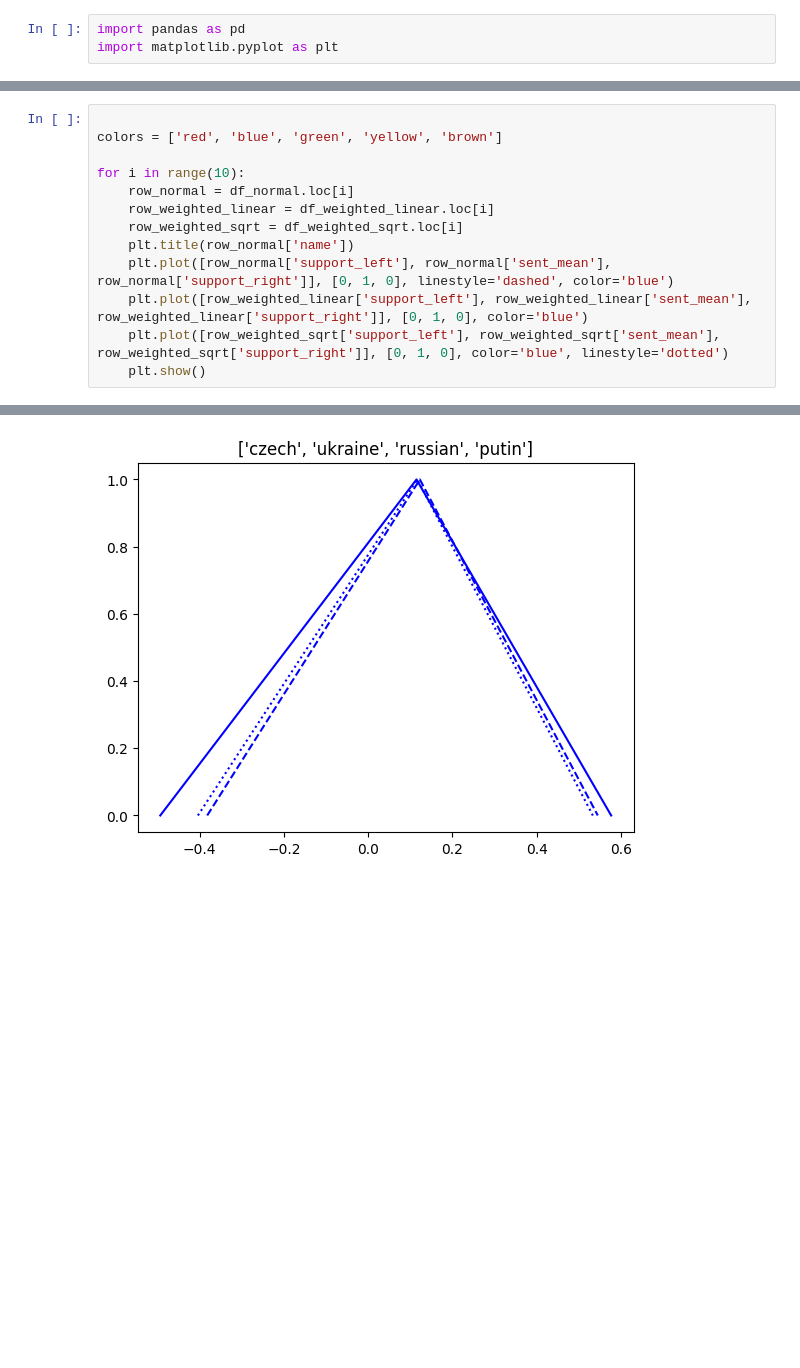
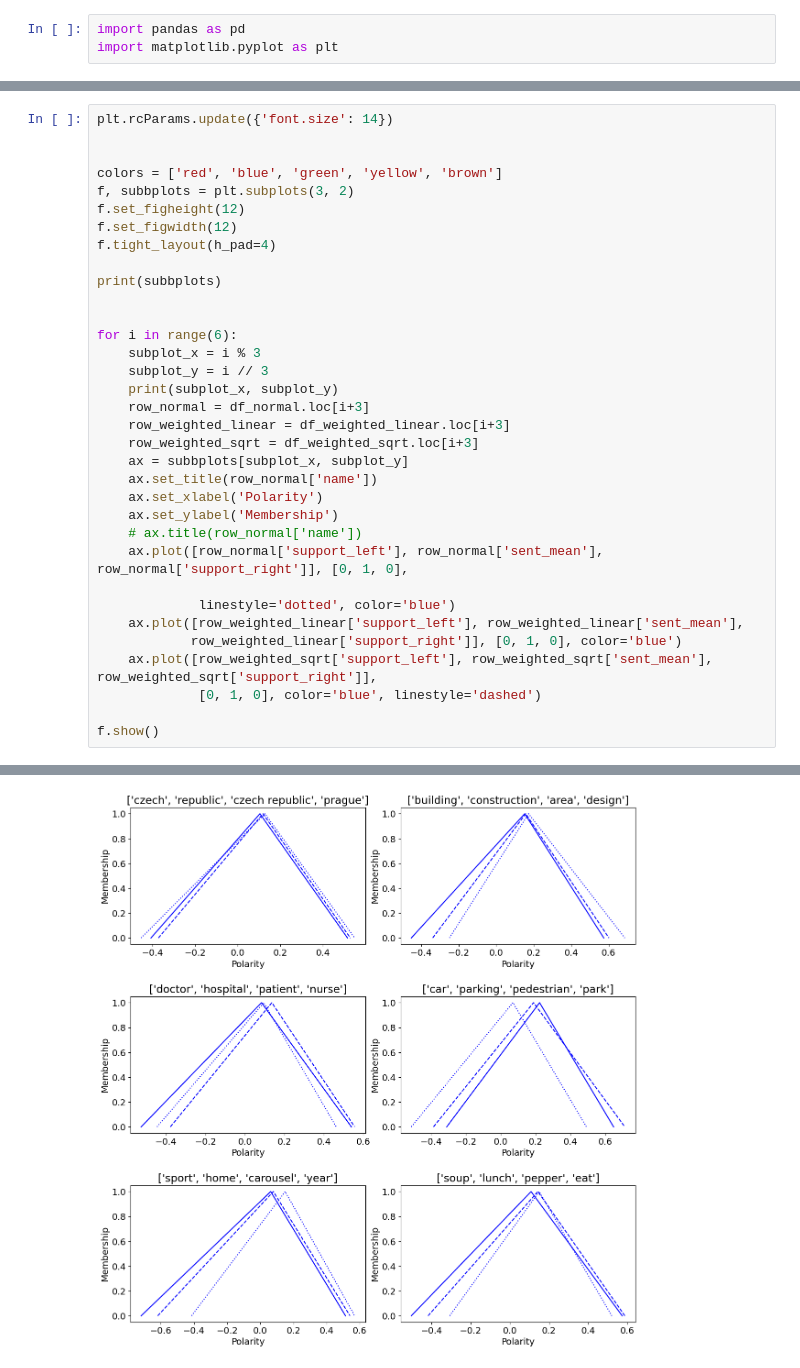
Before and after one commit to msvana/dissertation, a Jupyter notebook: notebooks/retweet_weights.ipynb, the cells around one changed output, grey strips where cells are left out. Cells and saved outputs as stored; diff of their text form; blank space fills up the shorter version.

```diff
--- a/notebooks/retweet_weights.ipynb
+++ b/notebooks/retweet_weights.ipynb
@@ -34,14 +34,35 @@ df_weighted_sqrt.head()
 # %%
+plt.rcParams.update({'font.size': 14})
+
 
 colors = ['red', 'blue', 'green', 'yellow', 'brown']
+f, subbplots = plt.subplots(3, 2)
+f.set_figheight(12)
+f.set_figwidth(12)
+f.tight_layout(h_pad=4)
 
-for i in range(10):
-    row_normal = df_normal.loc[i]
-    row_weighted_linear = df_weighted_linear.loc[i]
-    row_weighted_sqrt = df_weighted_sqrt.loc[i]
-    plt.title(row_normal['name'])
-    plt.plot([row_normal['support_left'], row_normal['sent_mean'], row_normal['support_right']], [0, 1, 0], linestyle='dashed', color='blue')
-    plt.plot([row_weighted_linear['support_left'], row_weighted_linear['sent_mean'], row_weighted_linear['support_right']], [0, 1, 0], color='blue')
-    plt.plot([row_weighted_sqrt['support_left'], row_weighted_sqrt['sent_mean'], row_weighted_sqrt['support_right']], [0, 1, 0], color='blue', linestyle='dotted')
-    plt.show()
+print(subbplots)
+
+
+for i in range(6):
+    subplot_x = i % 3
+    subplot_y = i // 3
+    print(subplot_x, subplot_y)
+    row_normal = df_normal.loc[i+3]
+    row_weighted_linear = df_weighted_linear.loc[i+3]
+    row_weighted_sqrt = df_weighted_sqrt.loc[i+3]
+    ax = subbplots[subplot_x, subplot_y]
+    ax.set_title(row_normal['name'])
+    ax.set_xlabel('Polarity')
+    ax.set_ylabel('Membership')
+    # ax.title(row_normal['name'])
+    ax.plot([row_normal['support_left'], row_normal['sent_mean'], row_normal['support_right']], [0, 1, 0],
+
+             linestyle='dotted', color='blue')
+    ax.plot([row_weighted_linear['support_left'], row_weighted_linear['sent_mean'],
+            row_weighted_linear['support_right']], [0, 1, 0], color='blue')
+    ax.plot([row_weighted_sqrt['support_left'], row_weighted_sqrt['sent_mean'], row_weighted_sqrt['support_right']],
+             [0, 1, 0], color='blue', linestyle='dashed')
+
+f.show()
 # %% [output]
@@ -48 +78 @@ for i in range(10):
-[figure, old version]
+[figure, new version]
```
Also changed, not shown: parts of 3 cells of this notebook, 13 other files.
